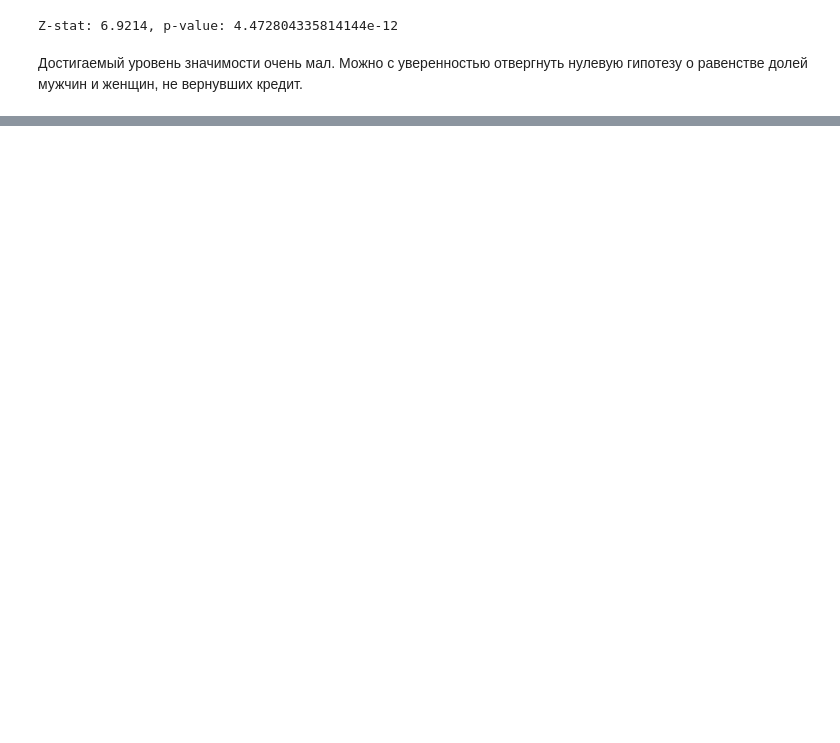
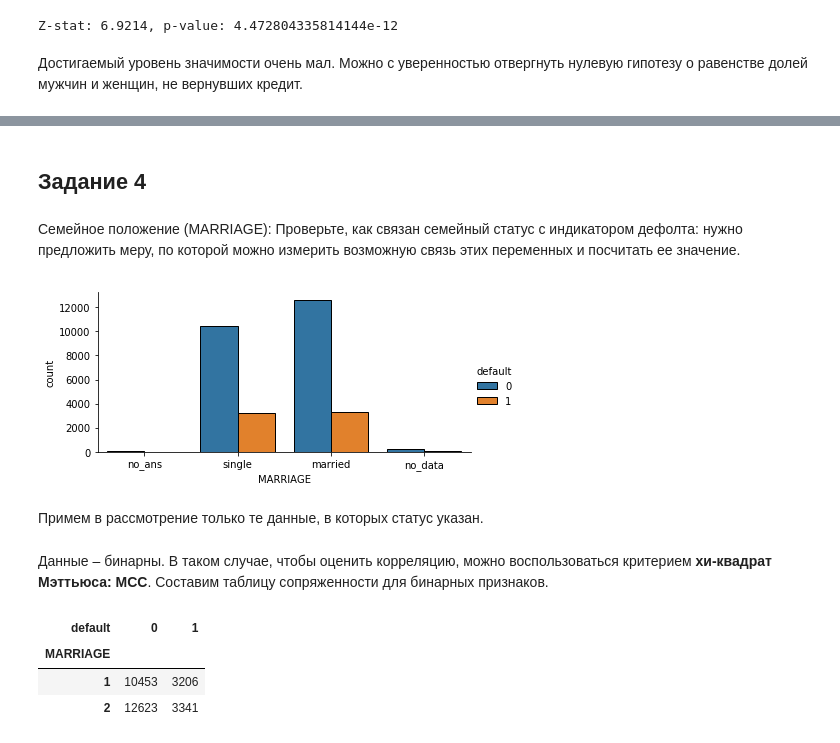
Before and after one commit to armavox/mldaspec, a Jupyter notebook: course4/notebooks/w4_Scoring.ipynb, the cells around one changed output, grey strips where cells are left out. Cells and saved outputs as stored; diff of their text form; code cells hidden in the pictures; blank space fills up the shorter version.

```diff
--- a/course4/notebooks/w4_Scoring.ipynb
+++ b/course4/notebooks/w4_Scoring.ipynb
@@ -223,0 +349,11 @@ binned = sc.stats.
+# %% [markdown]
+## Задание 4
+# %% [markdown]
+Семейное положение (MARRIAGE): Проверьте, как связан семейный статус с индикатором дефолта: нужно предложить меру, по которой можно измерить возможную связь этих переменных и посчитать ее значение.
+# %%
+c = sns.catplot(data=df, x='MARRIAGE', hue='default', kind='count', aspect=2, height=3)
+c.set_xticklabels(['no_ans', 'single', 'married', 'no_data']);
+# %% [output]
+[figure, added]
+# %% [markdown]
+Примем в рассмотрение только те данные, в которых статус указан.
@@ -223,0 +362,10 @@ binned = sc.stats.
+# %% [markdown]
+Данные – бинарны. В таком случае, чтобы оценить корреляцию, можно воспользоваться критерием **хи-квадрат Мэттьюса: MCC**. Составим таблицу сопряженности для бинарных признаков.
+# %%
+marriage_crosstab = pd.crosstab(df_marriage['MARRIAGE'], df_marriage['default'])
+marriage_crosstab
+# %% [output]
+| default | 0 | 1 |
+| MARRIAGE |  |  |
+| 1 | 10453 | 3206 |
+| 2 | 12623 | 3341 |
```
Also changed, not shown: parts of 83 cells of this notebook, 5 other files.
